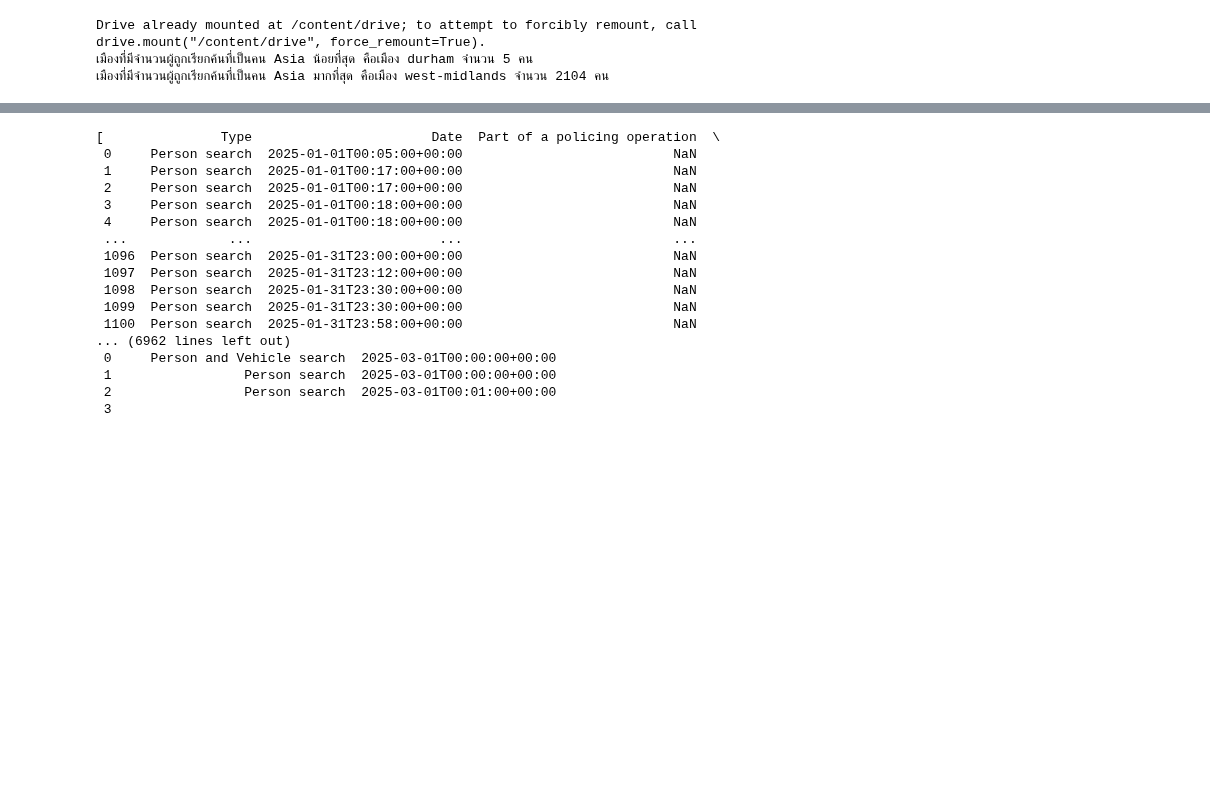
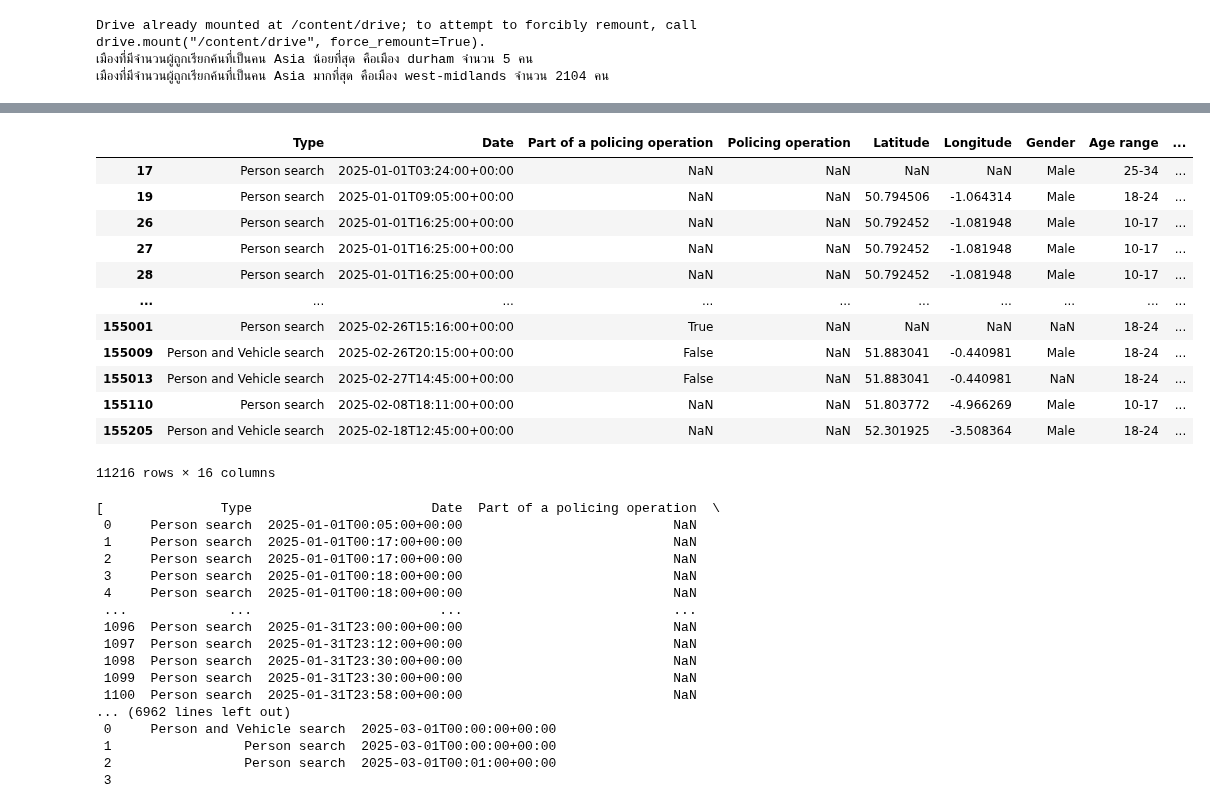
Before and after one commit to jangInw007/dataviz2025, a Jupyter notebook: Pandas_101_2025.ipynb, the cells around one changed output, grey strips where cells are left out. Saved outputs shown, nothing was run; the diff lists cells and outputs as text; code cells hidden in the pictures; blank space fills up the shorter version.

```diff
--- a/Pandas_101_2025.ipynb
+++ b/Pandas_101_2025.ipynb
@@ -471,3 +579,20 @@ Drive already mounted at /content/drive; to attempt to forcibly remount, call dr
+# %%
+asian_df = combined_df[combined_df['Self-defined ethnicity'].str.contains('Asian', na=False)]
+asian_df
+# %% [output]
+|  | Type | Date | Part of a policing operation | Policing operation | Latitude | Longitude | Gender | Age range | ... |
+| 17 | Person search | 2025-01-01T03:24:00+00:00 | NaN | NaN | NaN | NaN | Male | 25-34 | ... |
+| 19 | Person search | 2025-01-01T09:05:00+00:00 | NaN | NaN | 50.794506 | -1.064314 | Male | 18-24 | ... |
+| 26 | Person search | 2025-01-01T16:25:00+00:00 | NaN | NaN | 50.792452 | -1.081948 | Male | 10-17 | ... |
+| 27 | Person search | 2025-01-01T16:25:00+00:00 | NaN | NaN | 50.792452 | -1.081948 | Male | 10-17 | ... |
+| 28 | Person search | 2025-01-01T16:25:00+00:00 | NaN | NaN | 50.792452 | -1.081948 | Male | 10-17 | ... |
+| ... | ... | ... | ... | ... | ... | ... | ... | ... | ... |
+| 155001 | Person search | 2025-02-26T15:16:00+00:00 | True | NaN | NaN | NaN | NaN | 18-24 | ... |
+| 155009 | Person and Vehicle search | 2025-02-26T20:15:00+00:00 | False | NaN | 51.883041 | -0.440981 | Male | 18-24 | ... |
+| 155013 | Person and Vehicle search | 2025-02-27T14:45:00+00:00 | False | NaN | 51.883041 | -0.440981 | NaN | 18-24 | ... |
+| 155110 | Person search | 2025-02-08T18:11:00+00:00 | NaN | NaN | 51.803772 | -4.966269 | Male | 10-17 | ... |
+| 155205 | Person and Vehicle search | 2025-02-18T12:45:00+00:00 | NaN | NaN | 52.301925 | -3.508364 | Male | 18-24 | ... |
+11216 rows × 16 columns
 # %%
 all_data
 # %% [output]
```
Also changed, not shown: parts of 3 cells of this notebook.
